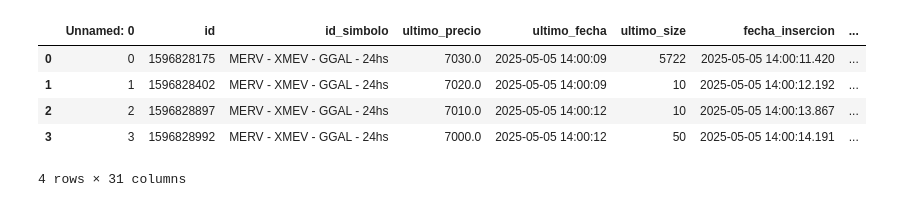
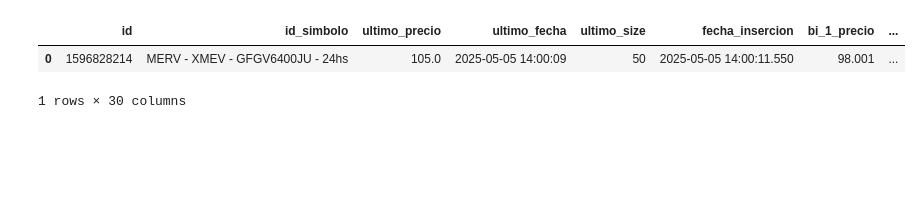
Before and after one commit to pedrovelazquez-mh/options_project, a Jupyter notebook: code/cleaning.ipynb, the cells around one changed output. Drawn from its saved outputs; the diff is of its cells as text; code cells hidden in the pictures; blank space fills up the shorter version.

```diff
--- a/code/cleaning.ipynb
+++ b/code/cleaning.ipynb
@@ -9,24 +9,21 @@ chosen_day = cfg.chosen_day
 # %%
 def read_csv(dir, chosen_day):
     files = [f for f in os.listdir(dir) if chosen_day in f and f.endswith(".csv")]
     if files:
         full_path = os.path.join(dir, files[0])
-        return pd.read_csv(full_path)
+        df=pd.read_csv(full_path)
+        df=df.drop(df.columns[0],axis=1)
+        return df
     else:
         print(f"Dia {chosen_day} no encontrado en {dir}. Revisa en la carpeta")
         return None
 
 data_base_option = read_csv(cfg.dir_md_opciones, chosen_day)
 data_base_underlying = read_csv(cfg.dir_md_subyacente, chosen_day)
-data_base_underlying.head(4)
-#data_base_option.head(4)
 # %% [output]
-|  | Unnamed: 0 | id | id_simbolo | ultimo_precio | ultimo_fecha | ultimo_size | fecha_insercion | ... |
-| 0 | 0 | 1596828175 | MERV - XMEV - GGAL - 24hs | 7030.0 | 2025-05-05 14:00:09 | 5722 | 2025-05-05 14:00:11.420 | ... |
-| 1 | 1 | 1596828402 | MERV - XMEV - GGAL - 24hs | 7020.0 | 2025-05-05 14:00:09 | 10 | 2025-05-05 14:00:12.192 | ... |
-| 2 | 2 | 1596828897 | MERV - XMEV - GGAL - 24hs | 7010.0 | 2025-05-05 14:00:12 | 10 | 2025-05-05 14:00:13.867 | ... |
-| 3 | 3 | 1596828992 | MERV - XMEV - GGAL - 24hs | 7000.0 | 2025-05-05 14:00:12 | 50 | 2025-05-05 14:00:14.191 | ... |
+|  | id | id_simbolo | ultimo_precio | ultimo_fecha | ultimo_size | fecha_insercion | bi_1_precio | ... |
+| 0 | 1596828214 | MERV - XMEV - GFGV6400JU - 24hs | 105.0 | 2025-05-05 14:00:09 | 50 | 2025-05-05 14:00:11.550 | 98.001 | ... |
-4 rows × 31 columns
+1 rows × 30 columns
 # %%
 data_base_option["ultimo_fecha"] = pd.to_datetime(data_base_option["ultimo_fecha"])
 data_base_underlying["ultimo_fecha"] = pd.to_datetime(data_base_underlying["ultimo_fecha"])
```
Also changed, not shown: parts of 6 cells of this notebook.
